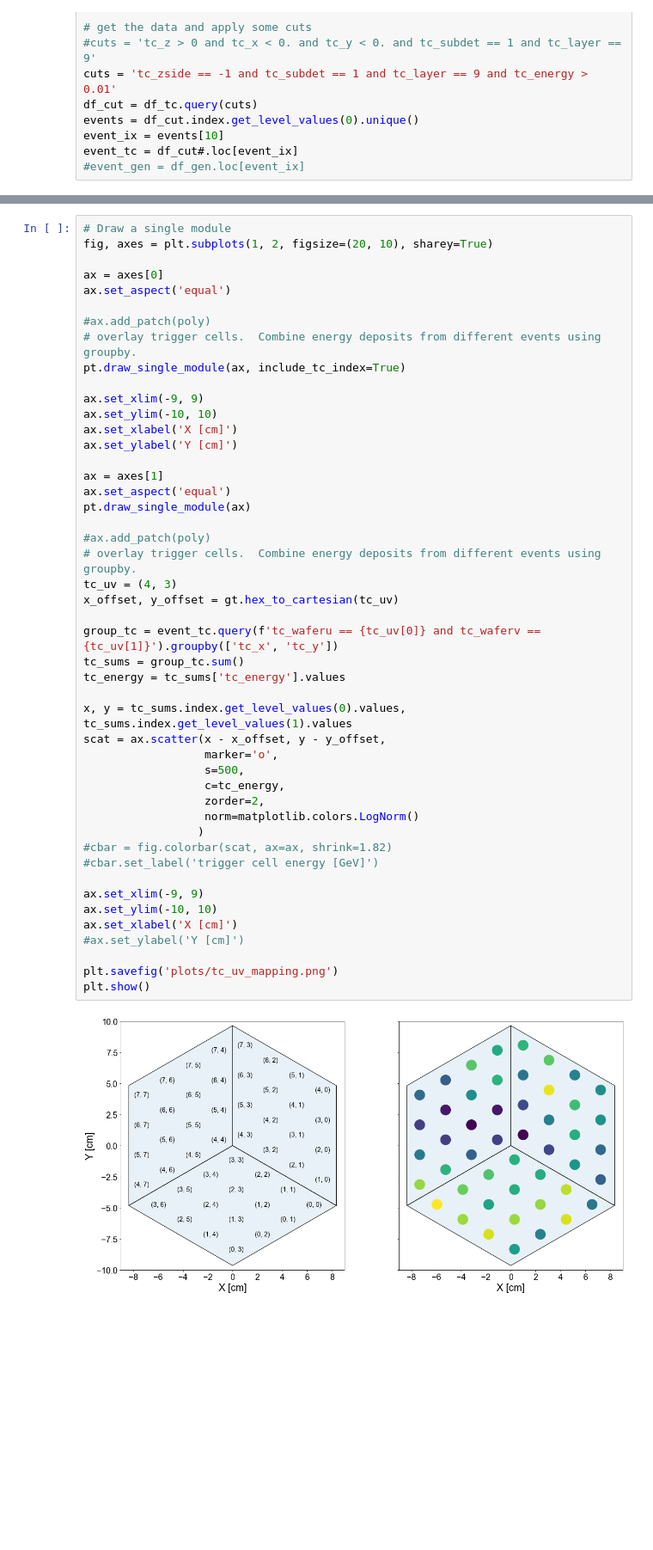
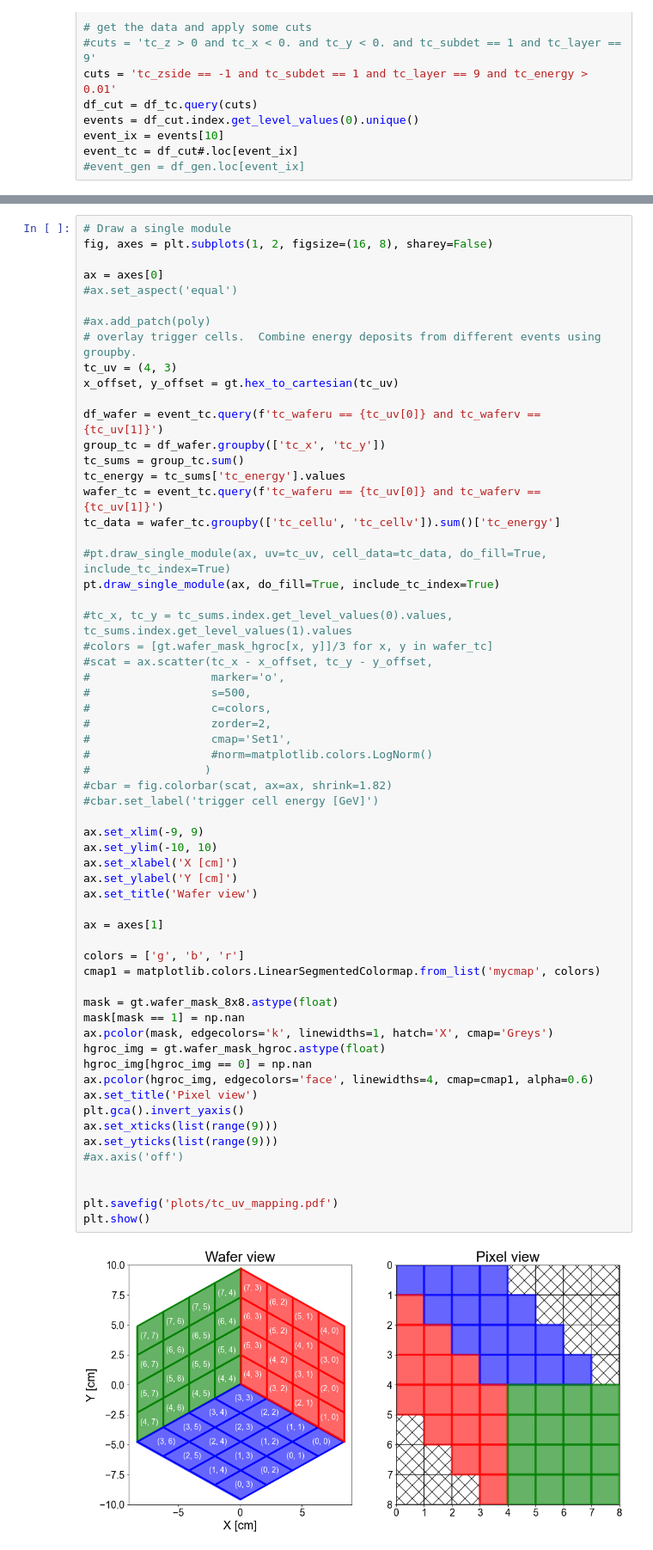
Before and after one commit to NWUHEP/hgcal-analysis, a Jupyter notebook: notebooks/tc_visualizer.ipynb, the cells around one changed output, grey strips where cells are left out. Shown at 86% size. Saved outputs shown, nothing was run; the diff lists cells and outputs as text; blank space fills up the shorter version.

```diff
--- a/notebooks/tc_visualizer.ipynb
+++ b/notebooks/tc_visualizer.ipynb
@@ -160,49 +162,63 @@ plt.show()
 # %%
 # Draw a single module
-fig, axes = plt.subplots(1, 2, figsize=(20, 10), sharey=True)
+fig, axes = plt.subplots(1, 2, figsize=(16, 8), sharey=False)
 
 ax = axes[0]
-ax.set_aspect('equal')
-
-#ax.add_patch(poly)
-# overlay trigger cells.  Combine energy deposits from different events using groupby.
-pt.draw_single_module(ax, include_tc_index=True)
-
-ax.set_xlim(-9, 9)
-ax.set_ylim(-10, 10)
-ax.set_xlabel('X [cm]')
-ax.set_ylabel('Y [cm]')
-
-ax = axes[1]
-ax.set_aspect('equal')
-pt.draw_single_module(ax)
+#ax.set_aspect('equal')
 
 #ax.add_patch(poly)
 # overlay trigger cells.  Combine energy deposits from different events using groupby.
 tc_uv = (4, 3)
 x_offset, y_offset = gt.hex_to_cartesian(tc_uv)
 
-group_tc = event_tc.query(f'tc_waferu == {tc_uv[0]} and tc_waferv == {tc_uv[1]}').groupby(['tc_x', 'tc_y'])
+df_wafer = event_tc.query(f'tc_waferu == {tc_uv[0]} and tc_waferv == {tc_uv[1]}')
+group_tc = df_wafer.groupby(['tc_x', 'tc_y'])
 tc_sums = group_tc.sum()
 tc_energy = tc_sums['tc_energy'].values
+wafer_tc = event_tc.query(f'tc_waferu == {tc_uv[0]} and tc_waferv == {tc_uv[1]}')
+tc_data = wafer_tc.groupby(['tc_cellu', 'tc_cellv']).sum()['tc_energy']
 
-x, y = tc_sums.index.get_level_values(0).values, tc_sums.index.get_level_values(1).values
-scat = ax.scatter(x - x_offset, y - y_offset,
-                  marker='o',
-                  s=500,
-                  c=tc_energy,
-                  zorder=2,
-                  norm=matplotlib.colors.LogNorm()
-                 )
+#pt.draw_single_module(ax, uv=tc_uv, cell_data=tc_data, do_fill=True, include_tc_index=True)
+pt.draw_single_module(ax, do_fill=True, include_tc_index=True)
+
+#tc_x, tc_y = tc_sums.index.get_level_values(0).values, tc_sums.index.get_level_values(1).values
+#colors = [gt.wafer_mask_hgroc[x, y]]/3 for x, y in wafer_tc]
+#scat = ax.scatter(tc_x - x_offset, tc_y - y_offset,
+#                  marker='o',
+#                  s=500,
+#                  c=colors,
+#                  zorder=2,
+#                  cmap='Set1',
+#                  #norm=matplotlib.colors.LogNorm()
+#                 )
 #cbar = fig.colorbar(scat, ax=ax, shrink=1.82)
 #cbar.set_label('trigger cell energy [GeV]')
 
 ax.set_xlim(-9, 9)
 ax.set_ylim(-10, 10)
 ax.set_xlabel('X [cm]')
-#ax.set_ylabel('Y [cm]')
+ax.set_ylabel('Y [cm]')
+ax.set_title('Wafer view')
 
-plt.savefig('plots/tc_uv_mapping.png')
+ax = axes[1]
+
+colors = ['g', 'b', 'r']
+cmap1 = matplotlib.colors.LinearSegmentedColormap.from_list('mycmap', colors)
+
+mask = gt.wafer_mask_8x8.astype(float)
+mask[mask == 1] = np.nan
+ax.pcolor(mask, edgecolors='k', linewidths=1, hatch='X', cmap='Greys')
+hgroc_img = gt.wafer_mask_hgroc.astype(float)
+hgroc_img[hgroc_img == 0] = np.nan
+ax.pcolor(hgroc_img, edgecolors='face', linewidths=4, cmap=cmap1, alpha=0.6)
+ax.set_title('Pixel view')
+plt.gca().invert_yaxis()
+ax.set_xticks(list(range(9)))
+ax.set_yticks(list(range(9)))
+#ax.axis('off')
+
+
+plt.savefig('plots/tc_uv_mapping.pdf')
 plt.show()
 # %% [output]
-[figure, old version]
+[figure, new version]
```
Also changed, not shown: parts of 5 cells of this notebook, 5 other files.
